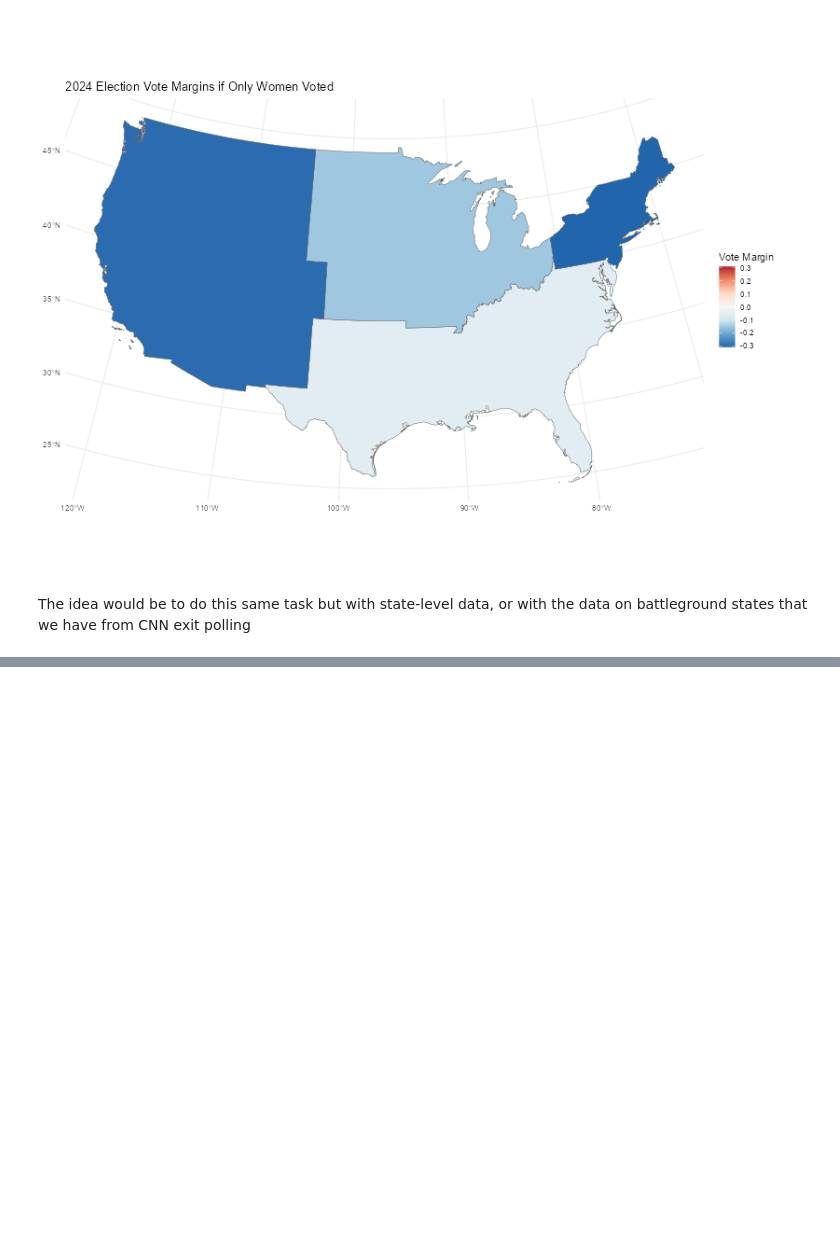
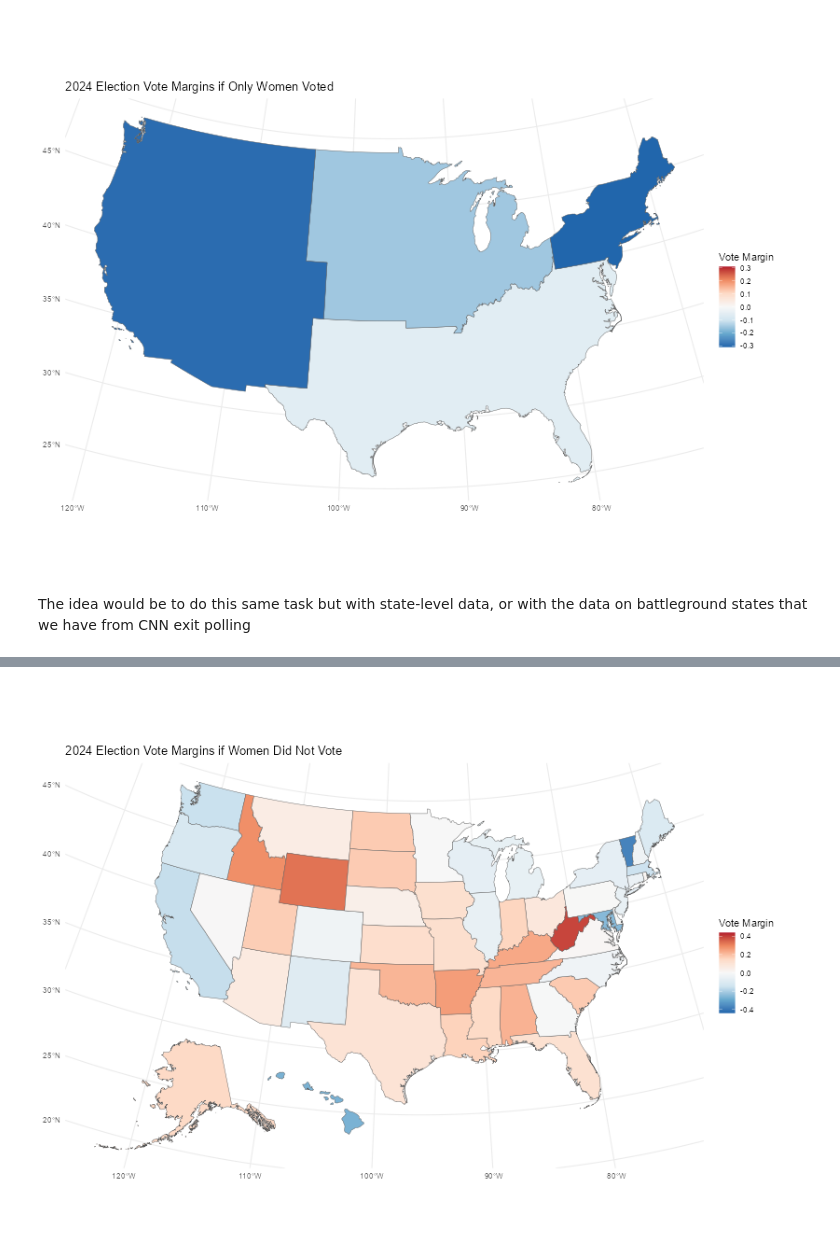
Before and after one commit to emilylmitchum/5200-final-project, a Jupyter notebook: kylie_eda/eda.ipynb, the cells around one changed output, grey strips where cells are left out. Saved outputs shown, nothing was run; the diff lists cells and outputs as text; code cells hidden in the pictures; blank space fills up the shorter version.

```diff
--- a/kylie_eda/eda.ipynb
+++ b/kylie_eda/eda.ipynb
@@ -178,0 +240,4 @@ The idea would be to do this same task but with state-level data, or with the da
+# %%
+short_norc <- short_norc |>
+  extract(P_STATE, into = c("STATE_ABBR", "STATE_NM"),
+          regex = "\\(([^)]+)\\)\\s*(.*)")
@@ -178,0 +288,13 @@ The idea would be to do this same task but with state-level data, or with the da
+# %%
+ggplot(us_states_shifted) +
+  geom_sf(aes(fill = male_vote_margin)) +
+  scale_fill_distiller(
+    palette = "RdBu",
+    direction = -1,
+    limits = c(-max_margin, max_margin),
+    name = "Vote Margin"
+  ) +
+  theme_minimal()+
+  ggtitle("2024 Election Vote Margins if Women Did Not Vote")
+# %% [output]
+[figure, added]
```
Also changed, not shown: parts of 15 cells of this notebook.
